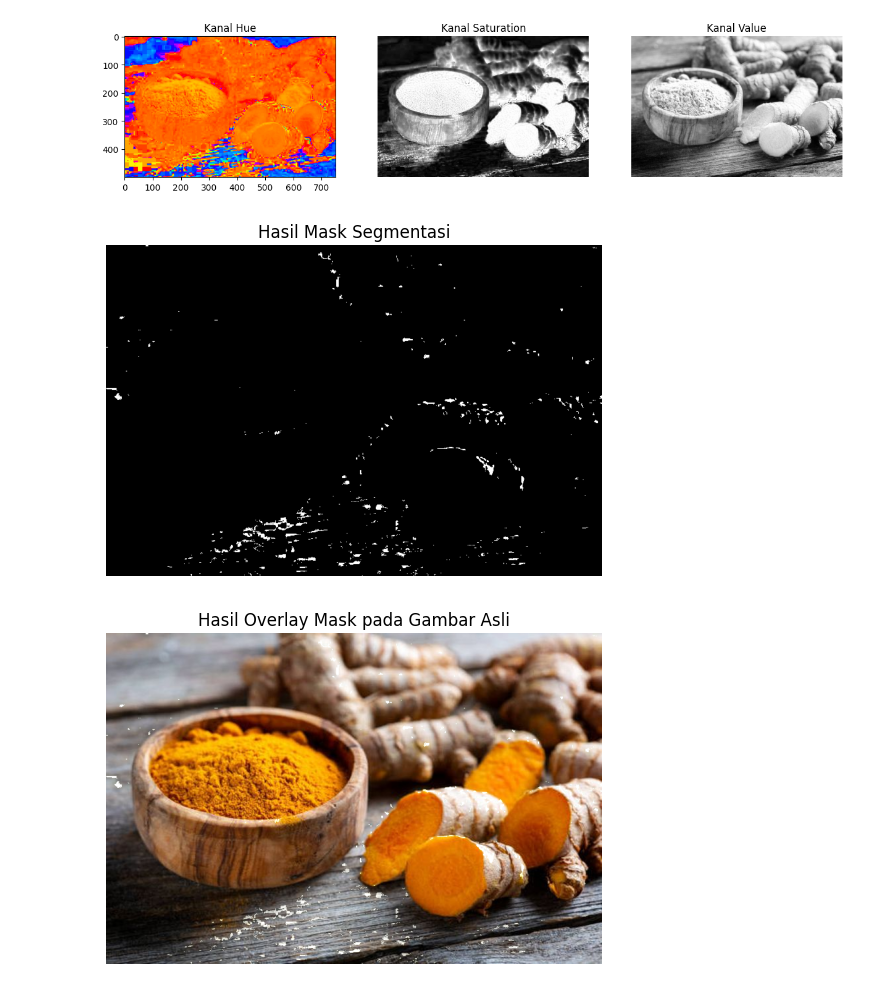
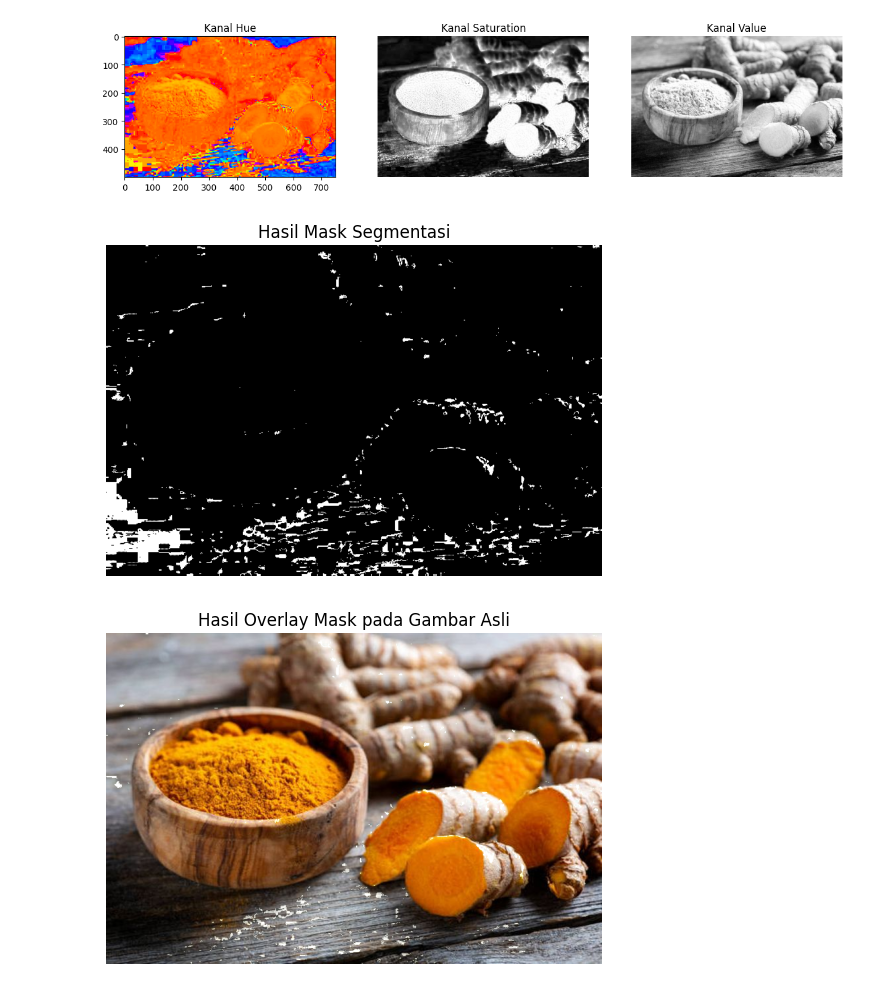
Before and after one commit to tiaracantiq/gitgithub, a Jupyter notebook: Koneksi_Google_Colab_dengan_Google_Drive_&_Segmentasi_Citra_dengan_Color_Space_untuk_kunyit.ipynb, the cells around one changed output. Cells and saved outputs as stored; diff of their text form; code cells hidden in the pictures.

```diff
--- a/Koneksi_Google_Colab_dengan_Google_Drive_&_Segmentasi_Citra_dengan_Color_Space_untuk_kunyit.ipynb
+++ b/Koneksi_Google_Colab_dengan_Google_Drive_&_Segmentasi_Citra_dengan_Color_Space_untuk_kunyit.ipynb
@@ -54,19 +54,19 @@ plt.show()
 # %%
 import cv2
 import numpy as np # Added import statement for numpy
 from matplotlib import pyplot as plt
 # Tentukan batasan warna untuk segmentasi
-lower_bound = np.array([20, 10, 70]) # Rentang warna hijau
-upper_bound = np.array([38, 200, 255])
+lower_bound = np.array([20, 0, 0]) # Rentang warna kuning
+upper_bound = np.array([40, 200, 255])
 # Membuat mask untuk rentang warna yang ditentukan
 mask = cv2.inRange(hsv_img, lower_bound, upper_bound)
 # Menampilkan hasil mask
 plt.imshow(mask, cmap='gray')
 plt.title('Hasil Mask Segmentasi')
 plt.axis('off')
 plt.show()
 # %% [output]
-[figure, old version]
+[figure, new version]
 # %%
 # Mengubah mask menjadi gambar 3D untuk overlay dengan gambar asli
 mask_3d = cv2.cvtColor(mask, cv2.COLOR_GRAY2BGR)
```
